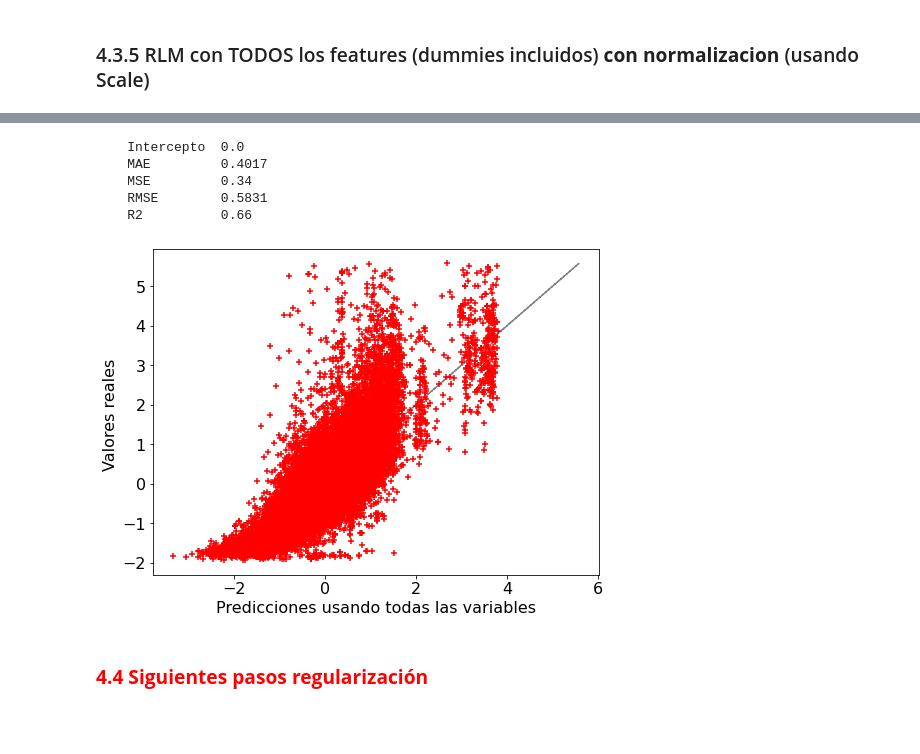
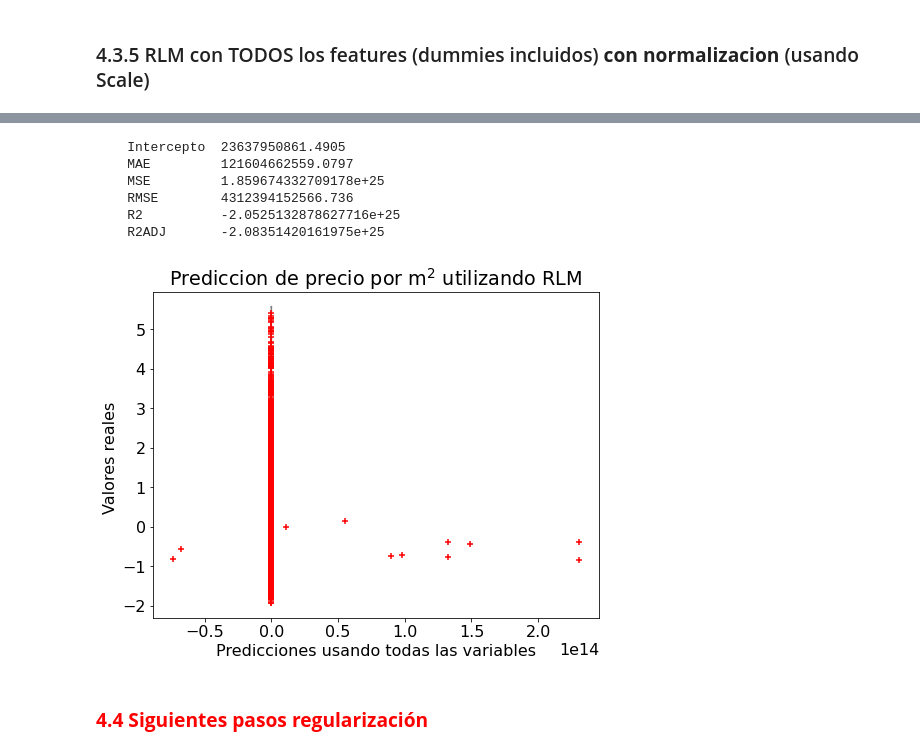
Before and after one commit to szl30n/ProyectosDHDS, a Jupyter notebook: TP2/2_Principal.ipynb, the cells around one changed output, grey strips where cells are left out. Saved outputs shown, nothing was run; the diff lists cells and outputs as text; code cells hidden in the pictures; blank space fills up the shorter version.

```diff
--- a/TP2/2_Principal.ipynb
+++ b/TP2/2_Principal.ipynb
@@ -236,9 +236,9 @@ rls_func(X,y,'surface_covered_in_m2')
 # %% [markdown]
 #### 4.1.9 Habitaciones
 # %%
-# Normalizo con rooms
-print("*** Rooms  ***")
-X = preprocessing.scale(data[["rooms"]])
-y = preprocessing.scale(data["price_usd_per_m2"])
-rls_func(X,y,'rooms')
+# Normalizo con habitaciones
+print("*** habitaciones  ***")
+X = preprocessing.scale(data[["habitaciones"]])
+y = preprocessing.scale(data["precio_por_m2"])
+rls_func(X,y,'habitaciones')
 # %% [output]
@@ -367,16 +377,17 @@ rlm_func(X_todo,y_todo)
 # %%
 # Hacemos un modelo utilizando todos los features
-X_todo = preprocessing.scale(data.drop("price_usd_per_m2", axis=1))
-#X_todo = preprocessing.scale(data[data.columns.difference(["price_usd_per_m2"])])
-y_todo = preprocessing.scale(data['price_usd_per_m2'])
-rlm_func_orig(X_todo,y_todo)
+X_todo = preprocessing.scale(data.drop("precio_por_m2", axis=1))
+#X_todo = preprocessing.scale(data[data.columns.difference(["precio_por_m2"])])
+y_todo = preprocessing.scale(data['precio_por_m2'])
+rlm_func(X_todo,y_todo)
 # %% [output]
-    Intercepto  0.0
-    MAE         0.4017
-    MSE         0.34
-    RMSE        0.5831
-    R2          0.66
+    Intercepto  23637950861.4905
+    MAE         121604662559.0797
+    MSE         1.859674332709178e+25
+    RMSE        4312394152566.736
+    R2          -2.0525132878627716e+25
+    R2ADJ       -2.08351420161975e+25
-[figure, old version]
+[figure, new version]
 # %% [markdown]
 ###  **<font color='red'>4.4 Siguientes pasos regularización </font>**
 # %% [markdown]
```
Also changed, not shown: parts of 33 cells of this notebook, 2 other files.
